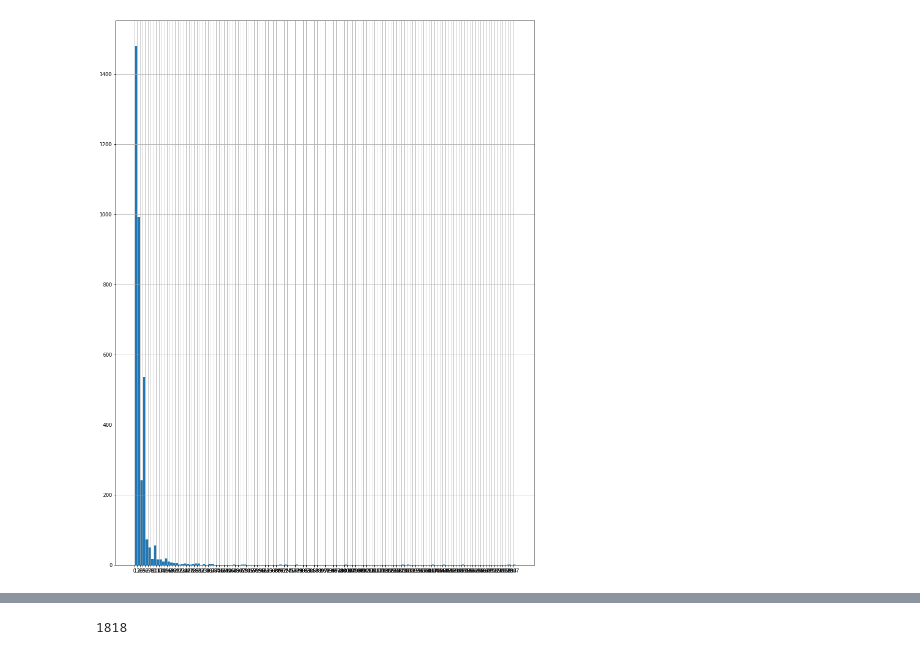
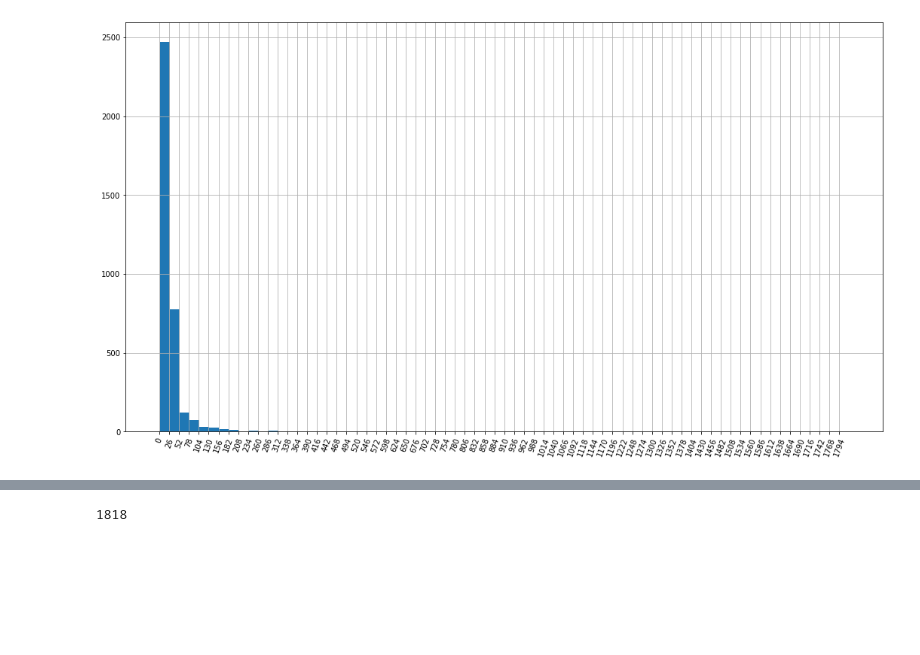
Before and after one commit to SLoganQ/Regarding_Anime, a Jupyter notebook: regarding_anime_data_explorations.ipynb, the cells around one changed output, grey strips where cells are left out. Drawn from its saved outputs; the diff is of its cells as text; code cells hidden in the pictures; blank space fills up the shorter version.

```diff
--- a/regarding_anime_data_explorations.ipynb
+++ b/regarding_anime_data_explorations.ipynb
@@ -151,12 +151,12 @@ tv_anime["episodes"] = tv_anime["episodes"].astype(int)
 # %% [output]
 [interactive output not drawn]
 # %%
-tv_anime["episodes"].hist(figsize=(15, 20), bins=140)
-x_ticks = np.arange(0, 1819, 13)
-plt.xticks(x_ticks)
+tv_anime["episodes"].hist(figsize=(18, 10), bins=70)
+x_ticks = np.arange(0, 1819, 26)
+plt.xticks(x_ticks, rotation=70)
 plt.show()
 # %% [output]
-[figure, old version]
+[figure, new version]
 [interactive output not drawn]
 # %%
 tv_anime["episodes"].max()
```
Also changed, not shown: parts of 9 cells of this notebook.
